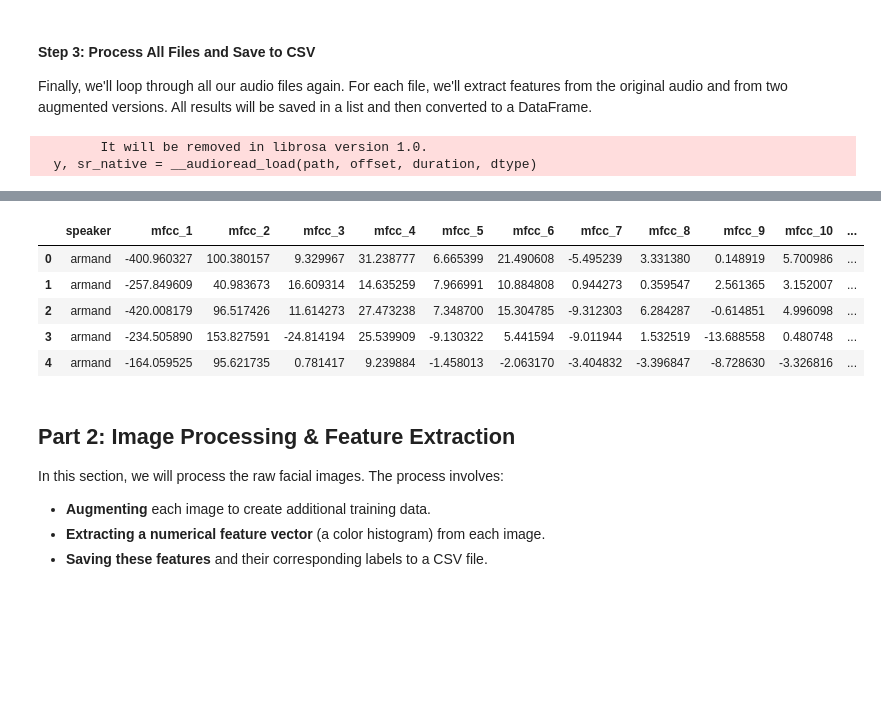
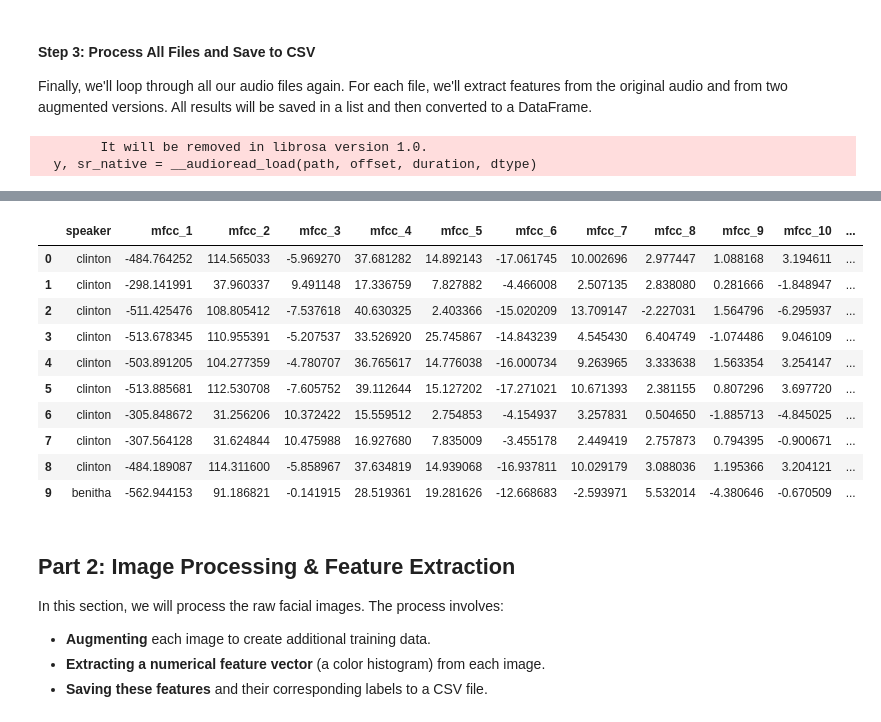
Before and after one commit to Christianib003/rekomai, a Jupyter notebook: notebooks/01_Data_Processing.ipynb, the cells around one changed output, grey strips where cells are left out. Saved outputs shown, nothing was run; the diff lists cells and outputs as text; code cells hidden in the pictures; blank space fills up the shorter version.

Commit message:
increase size of audio dataset

```diff
--- a/notebooks/01_Data_Processing.ipynb
+++ b/notebooks/01_Data_Processing.ipynb
@@ -101,14 +98,15 @@ We will define functions for the two augmentations we'll use: adding noise and s
 def add_noise(y, noise_factor=0.005):
     """Adds random noise to an audio signal."""
     noise = np.random.randn(len(y))
-    augmented_data = y + noise_factor * noise
-    # Cast back to same data type
-    augmented_data = augmented_data.astype(type(y[0]))
-    return augmented_data
+    return y + noise_factor * noise
 
-def shift_pitch(y, sr, n_steps=2):
+def shift_pitch(y, sr, n_steps):
     """Shifts the pitch of an audio signal."""
     return librosa.effects.pitch_shift(y=y, sr=sr, n_steps=n_steps)
+
+def time_stretch(y, rate):
+    """Stretches the time of an audio signal."""
+    return librosa.effects.time_stretch(y=y, rate=rate)
 # %% [markdown]
 #### Step 2: Define Feature Extraction Function
 
@@ -132,46 +127,70 @@ def extract_features(y, sr):
 
 Finally, we'll loop through all our audio files again. For each file, we'll extract features from the original audio and from two augmented versions. All results will be saved in a list and then converted to a DataFrame.
 # %%
+# --- Implementation: Main Processing Loop (Expanded) ---
 processed_data = []
+audio_folder = '../data/audio/'
+audio_files = []
+for extension in ['*.wav', '*.aac', '*.ogg']:
+    audio_files.extend(glob.glob(os.path.join(audio_folder, extension)))
 
 for file_path in audio_files:
     try:
-        # Load original audio
-        y, sr = librosa.load(file_path)
+        y, sr = librosa.load(file_path, sr=None) # Load with original sampling rate
         speaker = os.path.basename(file_path).split('_')[0]
 
-        # 1. Features from Original Audio
-        original_features = extract_features(y, sr)
-        processed_data.append([speaker, *original_features, 'original'])
+        # 1. Original
+        processed_data.append([speaker, *extract_features(y, sr), 'original'])
 
-        # 2. Features from Noise-Augmented Audio
+        # --- 8 Augmented Versions ---
+        # 2. Add Noise
         y_noisy = add_noise(y)
-        noisy_features = extract_features(y_noisy, sr)
-        processed_data.append([speaker, *noisy_features, 'noise_augmented'])
+        processed_data.append([speaker, *extract_features(y_noisy, sr), 'noise'])
 
-        # 3. Features from Pitch-Shifted Audio
-        y_pitched = shift_pitch(y, sr)
-        pitched_features = extract_features(y_pitched, sr)
-        processed_data.append([speaker, *pitched_features, 'pitch_augmented'])
+        # 3. Pitch Shift Up
+        y_pitch_up = shift_pitch(y, sr, n_steps=2)
+        processed_data.append([speaker, *extract_features(y_pitch_up, sr), 'pitch_up'])
+
+        # 4. Pitch Shift Down
+        y_pitch_down = shift_pitch(y, sr, n_steps=-2)
+        processed_data.append([speaker, *extract_features(y_pitch_down, sr), 'pitch_down'])
+
+        # 5. Time Stretch Slower
+        y_stretch_slow = time_stretch(y, rate=0.8)
+        processed_data.append([speaker, *extract_features(y_stretch_slow, sr), 'stretch_slow'])
+
+        # 6. Time Stretch Faster
+        y_stretch_fast = time_stretch(y, rate=1.2)
+        processed_data.append([speaker, *extract_features(y_stretch_fast, sr), 'stretch_fast'])
+
+        # 7. Pitch Shift + Noise
+        y_pitch_noise = add_noise(y_pitch_up)
+        processed_data.append([speaker, *extract_features(y_pitch_noise, sr), 'pitch_noise'])
+
+        # 8. Time Stretch + Noise
+        y_stretch_noise = add_noise(y_stretch_slow)
+        processed_data.append([speaker, *extract_features(y_stretch_noise, sr), 'stretch_noise'])
+
+        # 9. Time Shift (Roll)
+        y_roll = np.roll(y, shift=int(sr/10)) # Shift by 100ms
+        processed_data.append([speaker, *extract_features(y_roll, sr), 'time_shift'])
 
     except Exception as e:
         print(f"Error processing {file_path}: {e}")
 
-# Create a DataFrame
+# Create and save the DataFrame
 num_mfccs = 13
 columns = ['speaker'] + [f'mfcc_{i+1}' for i in range(num_mfccs)] + ['spectral_rolloff', 'augmentation_type']
 audio_features_df = pd.DataFrame(processed_data, columns=columns)
 
-# Save the DataFrame to a CSV file
 output_path = '../data/outputs/audio_features.csv'
 audio_features_df.to_csv(output_path, index=False)
 
-print(f"\nSuccessfully processed {len(audio_files)} files.")
+print(f"\nSuccessfully processed {len(audio_files)} original files.")
 print(f"DataFrame created with {len(audio_features_df)} total samples.")
 print(f"Saved features to {output_path}")
 
-# Display the first few rows of the new DataFrame
-audio_features_df.head()
+audio_features_df.head(10)
 # %% [output]
         It will be removed in librosa version 1.0.
   y, sr_native = __audioread_load(path, offset, duration, dtype)
@@ -185,10 +199,15 @@ DataFrame created with 18 total samples.
 Saved features to ../data/outputs/audio_features.csv
 |  | speaker | mfcc_1 | mfcc_2 | mfcc_3 | mfcc_4 | mfcc_5 | mfcc_6 | mfcc_7 | mfcc_8 | mfcc_9 | mfcc_10 | ... |
-| 0 | armand | -400.960327 | 100.380157 | 9.329967 | 31.238777 | 6.665399 | 21.490608 | -5.495239 | 3.331380 | 0.148919 | 5.700986 | ... |
-| 1 | armand | -257.849609 | 40.983673 | 16.609314 | 14.635259 | 7.966991 | 10.884808 | 0.944273 | 0.359547 | 2.561365 | 3.152007 | ... |
-| 2 | armand | -420.008179 | 96.517426 | 11.614273 | 27.473238 | 7.348700 | 15.304785 | -9.312303 | 6.284287 | -0.614851 | 4.996098 | ... |
-| 3 | armand | -234.505890 | 153.827591 | -24.814194 | 25.539909 | -9.130322 | 5.441594 | -9.011944 | 1.532519 | -13.688558 | 0.480748 | ... |
-| 4 | armand | -164.059525 | 95.621735 | 0.781417 | 9.239884 | -1.458013 | -2.063170 | -3.404832 | -3.396847 | -8.728630 | -3.326816 | ... |
+| 0 | clinton | -484.764252 | 114.565033 | -5.969270 | 37.681282 | 14.892143 | -17.061745 | 10.002696 | 2.977447 | 1.088168 | 3.194611 | ... |
+| 1 | clinton | -298.141991 | 37.960337 | 9.491148 | 17.336759 | 7.827882 | -4.466008 | 2.507135 | 2.838080 | 0.281666 | -1.848947 | ... |
+| 2 | clinton | -511.425476 | 108.805412 | -7.537618 | 40.630325 | 2.403366 | -15.020209 | 13.709147 | -2.227031 | 1.564796 | -6.295937 | ... |
+| 3 | clinton | -513.678345 | 110.955391 | -5.207537 | 33.526920 | 25.745867 | -14.843239 | 4.545430 | 6.404749 | -1.074486 | 9.046109 | ... |
+| 4 | clinton | -503.891205 | 104.277359 | -4.780707 | 36.765617 | 14.776038 | -16.000734 | 9.263965 | 3.333638 | 1.563354 | 3.254147 | ... |
+| 5 | clinton | -513.885681 | 112.530708 | -7.605752 | 39.112644 | 15.127202 | -17.271021 | 10.671393 | 2.381155 | 0.807296 | 3.697720 | ... |
+| 6 | clinton | -305.848672 | 31.256206 | 10.372422 | 15.559512 | 2.754853 | -4.154937 | 3.257831 | 0.504650 | -1.885713 | -4.845025 | ... |
+| 7 | clinton | -307.564128 | 31.624844 | 10.475988 | 16.927680 | 7.835009 | -3.455178 | 2.449419 | 2.757873 | 0.794395 | -0.900671 | ... |
+| 8 | clinton | -484.189087 | 114.311600 | -5.858967 | 37.634819 | 14.939068 | -16.937811 | 10.029179 | 3.088036 | 1.195366 | 3.204121 | ... |
+| 9 | benitha | -562.944153 | 91.186821 | -0.141915 | 28.519361 | 19.281626 | -12.668683 | -2.593971 | 5.532014 | -4.380646 | -0.670509 | ... |
 # %% [markdown]
 ## Part 2: Image Processing & Feature Extraction
 
```
Also changed, not shown: parts of 3 cells of this notebook, 4 other files.
